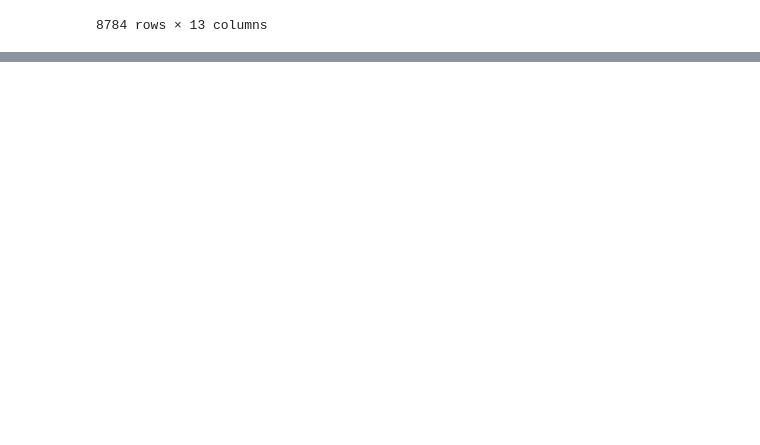
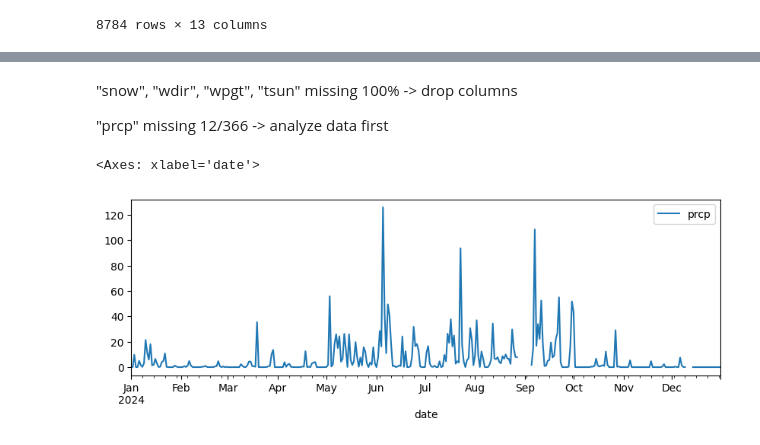
Before and after one commit to tannedjames/2526-LTXLDL-Project-AIT2006-4-3.2, a Jupyter notebook: dung/src/main.ipynb, the cells around one changed output, grey strips where cells are left out. Drawn from its saved outputs; the diff is of its cells as text; code cells hidden in the pictures; blank space fills up the shorter version.

Commit message:
cleaing + flagging data (2.1)

```diff
--- a/dung/src/main.ipynb
+++ b/dung/src/main.ipynb
@@ -73,19 +59,0 @@ for c in aq_missing_cols:
-# %%
-weather_df_neg_cols = ['prcp', 'snow', 'wspd', 'wpgt', 'pres', 'tsun']
-aq_df_neg_cols = ['pm10 (μg/m³)', 'pm2_5 (μg/m³)', 'ozone (μg/m³)',
-       'sulphur_dioxide (μg/m³)', 'nitrogen_dioxide (μg/m³)',
-       'carbon_dioxide (ppm)', 'carbon_monoxide (μg/m³)', 'uv_index ()',
-       'aerosol_optical_depth ()', 'dust (μg/m³)', 'uv_index_clear_sky ()',
-       'methane (μg/m³)']
-
-for col in weather_df_neg_cols:
-    mask = weather_df[col].apply(lambda x: False if pd.isna(x) else x < 0)
-    weather_df[f"flag_neg_{col}"] = mask
-    qa_log("weather", f"Weather negative {col}", mask.sum(), len(weather_df))
-
-for col in aq_df_neg_cols:
-    mask = aq_df[col].apply(lambda x: False if pd.isna(x) else x < 0)
-    aq_df[f"flag_neg_{col}"] = mask
-    qa_log("air_quality", f"AQ negative {col}", mask.sum(), len(aq_df))
-
-aq_df
@@ -130,5 +59,0 @@ qa_log("air_quality", "PM2.5 > PM10", mask.sum(), len(aq_df))
-# %%
-weather_df["flag_dup_date"] = weather_df.duplicated("date", keep=False)
-aq_df["flag_dup_time"] = aq_df.duplicated("time", keep=False)
-qa_log("weather", "Weather duplicate timestamps", weather_df['flag_dup_date'].sum(), len(weather_df))
-qa_log("air_quality", "AQ duplicate timestamps", aq_df['flag_dup_time'].sum(), len(aq_df))
@@ -216,0 +60,3 @@ qa_df.to_csv(reports_dir / "qa_summary.csv", index=False)
+# %%
+weather_df["is_deleted_wt"] = False
+aq_df["is_deleted_aq"] = False
@@ -216,0 +87,12 @@ qa_df.to_csv(reports_dir / "qa_summary.csv", index=False)
+# %% [markdown]
+"snow", "wdir", "wpgt", "tsun" missing 100% -> drop columns
+
+"prcp" missing 12/366 -> analyze data first
+# %%
+drop_cols = ["snow", "wdir", "wpgt", "tsun"]
+weather_df = weather_df.drop(columns=drop_cols)
+# %%
+weather_df.plot(kind="line", x="date", y="prcp", figsize=(10,3))
+# %% [output]
+<Axes: xlabel='date'>
+[figure, added]
```
Also changed, not shown: parts of 53 cells of this notebook, 5 other files.
